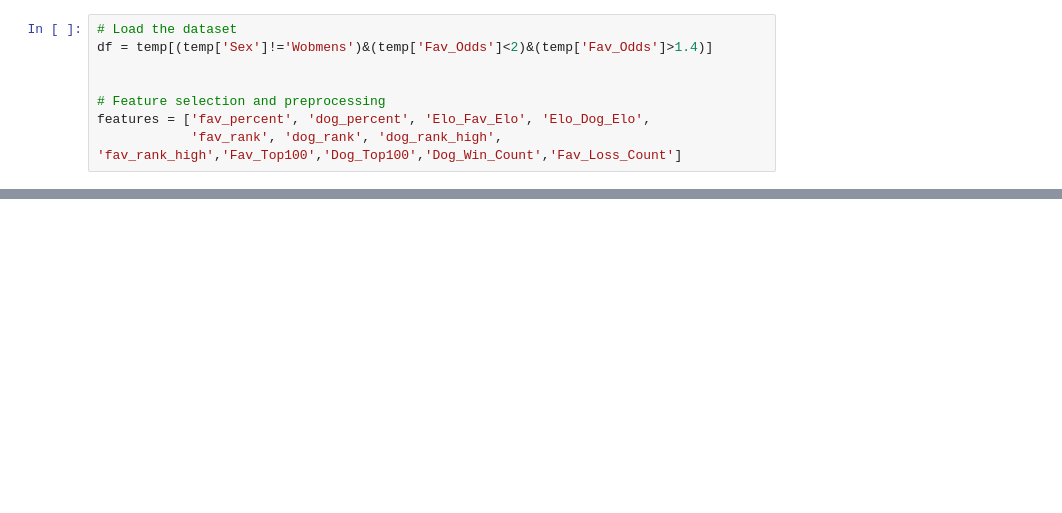
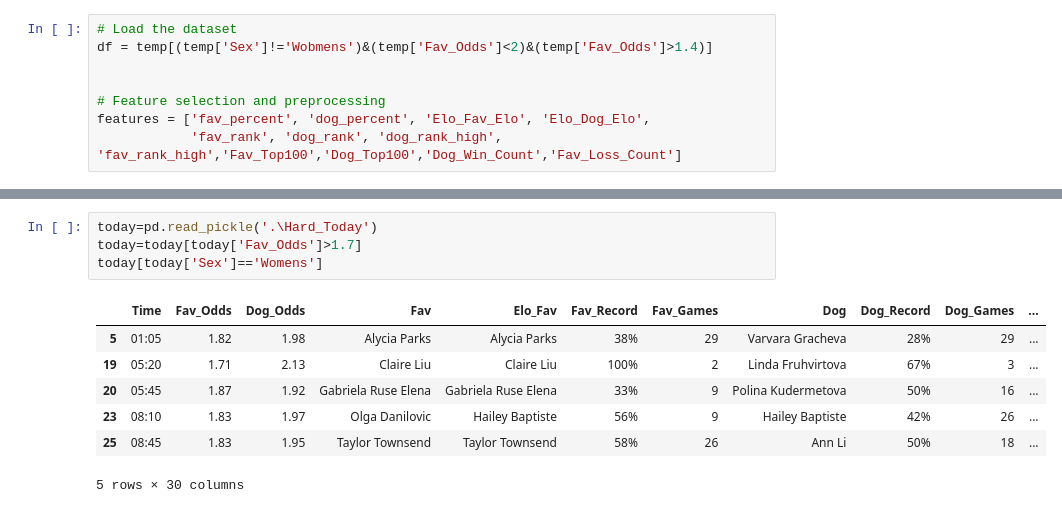
Before and after one commit to Witwolski/tennis_atp, a Jupyter notebook: Daily_ML_Predict.ipynb, the cells around one changed output, grey strips where cells are left out. Drawn from its saved outputs; the diff is of its cells as text; blank space fills up the shorter version.

```diff
--- a/Daily_ML_Predict.ipynb
+++ b/Daily_ML_Predict.ipynb
@@ -211,0 +409,12 @@ KeyError: "['Fav'] not in index"
+# %%
+today=pd.read_pickle('.\Hard_Today')
+today=today[today['Fav_Odds']>1.7]
+today[today['Sex']=='Womens']
+# %% [output]
+|  | Time | Fav_Odds | Dog_Odds | Fav | Elo_Fav | Fav_Record | Fav_Games | Dog | Dog_Record | Dog_Games | ... |
+| 5 | 01:05 | 1.82 | 1.98 | Alycia Parks | Alycia Parks | 38% | 29 | Varvara Gracheva | 28% | 29 | ... |
+| 19 | 05:20 | 1.71 | 2.13 | Claire Liu | Claire Liu | 100% | 2 | Linda Fruhvirtova | 67% | 3 | ... |
+| 20 | 05:45 | 1.87 | 1.92 | Gabriela Ruse Elena | Gabriela Ruse Elena | 33% | 9 | Polina Kudermetova | 50% | 16 | ... |
+| 23 | 08:10 | 1.83 | 1.97 | Olga Danilovic | Hailey Baptiste | 56% | 9 | Hailey Baptiste | 42% | 26 | ... |
+| 25 | 08:45 | 1.83 | 1.95 | Taylor Townsend | Taylor Townsend | 58% | 26 | Ann Li | 50% | 18 | ... |
+5 rows × 30 columns
```
Also changed, not shown: parts of 11 cells of this notebook, 24 other files.
